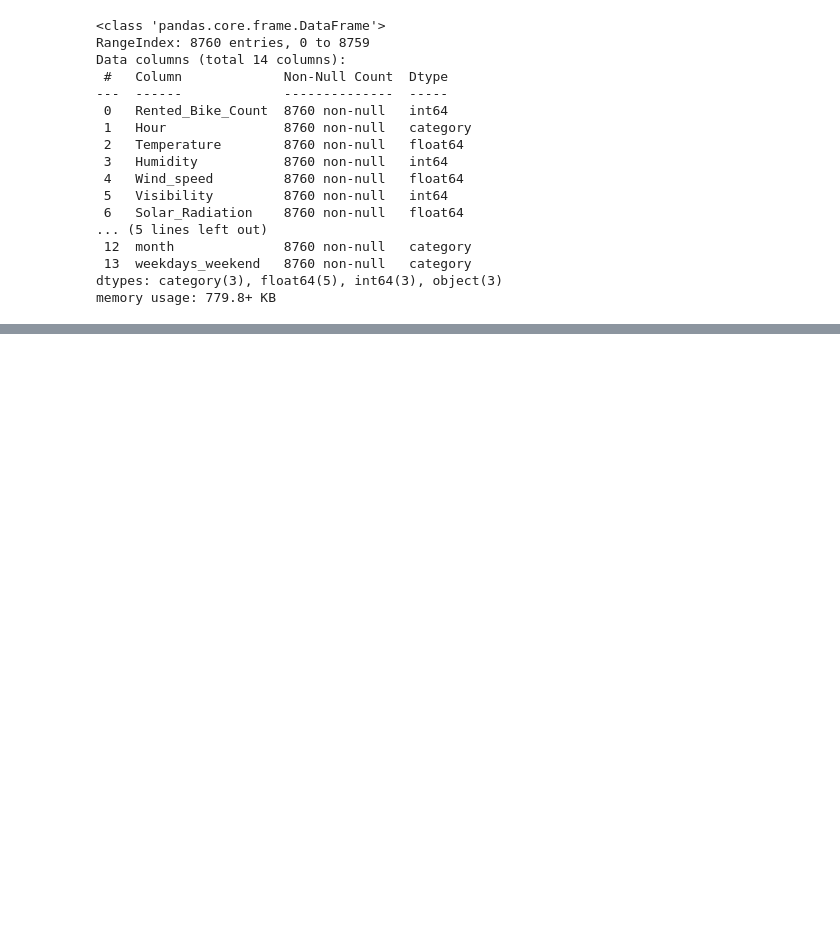
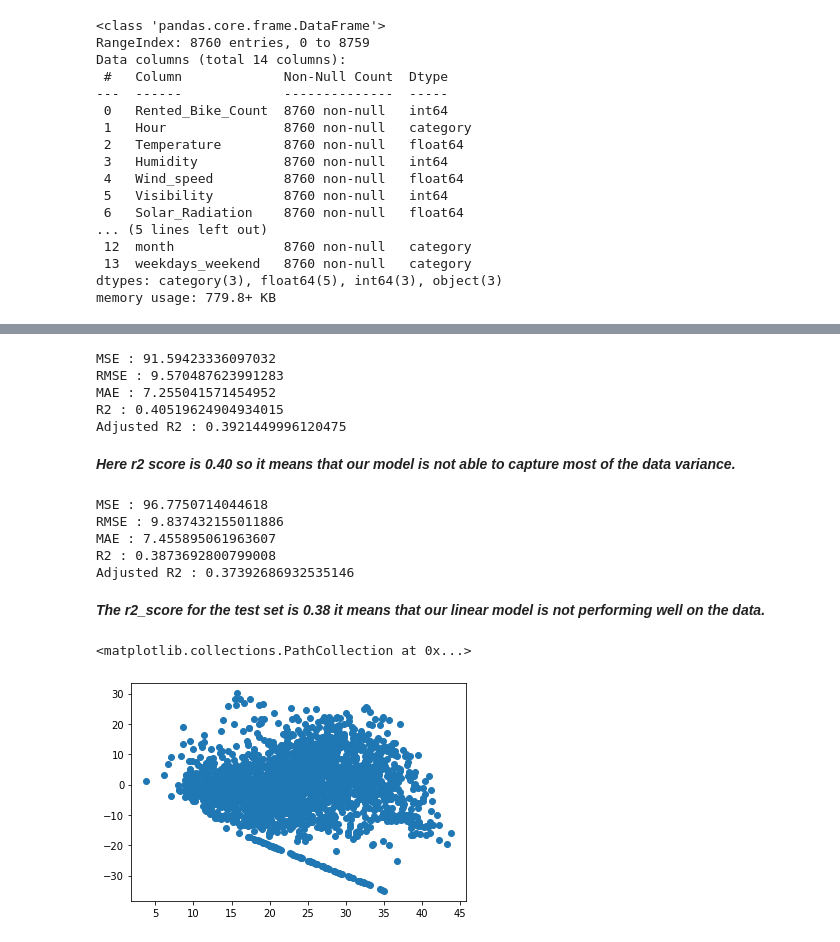
Before and after one commit to roysoni24/Bike-Sharing-Demand-Prediction, a Jupyter notebook: Copy_of_Bike_Sharing_Demand_Prediction_Capstone_Project.ipynb, the cells around one changed output, grey strips where cells are left out. Cells and saved outputs as stored; diff of their text form; code cells hidden in the pictures; blank space fills up the shorter version.

```diff
--- a/Copy_of_Bike_Sharing_Demand_Prediction_Capstone_Project.ipynb
+++ b/Copy_of_Bike_Sharing_Demand_Prediction_Capstone_Project.ipynb
@@ -491,0 +679,11 @@ memory usage: 779.8+ KB
+# %%
+#Lasso Regression implementation
+from sklearn.linear_model import Lasso
+lasso = Lasso(alpha=1.0, max_iter=3000)
+
+# Fitting the Lasso model
+lasso.fit(X_train, y_train)
+
+# Creating the model score
+print(lasso.score(X_test, y_test))
+print(lasso.score(X_train, y_train))
@@ -491,0 +696,30 @@ memory usage: 779.8+ KB
+# %%
+from sklearn.metrics import mean_squared_error
+#calculating MSE
+MSE= mean_squared_error((y_train), (y_pred_train_lasso))
+print("MSE :",MSE)
+
+#calculate RMSE
+RMSE=np.sqrt(MSE)
+print("RMSE :",RMSE)
+
+
+#calculate MAE
+MAE= mean_absolute_error(y_train, y_pred_train_lasso)
+print("MAE :",MAE)
+
+
+from sklearn.metrics import r2_score
+#calculate r2 and adjusted r2
+r2= r2_score(y_train, y_pred_train_lasso)
+print("R2 :",r2)
+Adjusted_R2 = (1-(1-r2_score(y_train, y_pred_train_lasso))*((X_test.shape[0]-1)/(X_test.shape[0]-X_test.shape[1]-1)))
+print("Adjusted R2 :",1-(1-r2_score(y_train, y_pred_train_lasso))*((X_test.shape[0]-1)/(X_test.shape[0]-X_test.shape[1]-1)))
+# %% [output]
+MSE : 91.59423336097032
+RMSE : 9.570487623991283
+MAE : 7.255041571454952
+R2 : 0.40519624904934015
+Adjusted R2 : 0.3921449996120475
+# %% [markdown]
+***Here r2 score is 0.40 so it means that our model is not able to capture most of the data variance.***
@@ -491,0 +736,33 @@ memory usage: 779.8+ KB
+# %%
+#get the X-test value
+y_pred_test_lasso=lasso.predict(X_test)
+# %%
+from sklearn.metrics import mean_squared_error
+#calculating MSE
+MSE= mean_squared_error(y_test, y_pred_test_lasso)
+print("MSE :",MSE)
+
+#calculating RMSE
+RMSE=np.sqrt(MSE)
+print("RMSE :",RMSE)
+
+
+#calculating MAE
+MAE= mean_absolute_error(y_test, y_pred_test_lasso)
+print("MAE :",MAE)
+
+
+from sklearn.metrics import r2_score
+#calculating r2 and adjusted r2
+r2= r2_score((y_test), (y_pred_test_lasso))
+print("R2 :",r2)
+Adjusted_R2=(1-(1-r2_score((y_test), (y_pred_test_lasso)))*((X_test.shape[0]-1)/(X_test.shape[0]-X_test.shape[1]-1)))
+print("Adjusted R2 :",1-(1-r2_score((y_test), (y_pred_test_lasso)))*((X_test.shape[0]-1)/(X_test.shape[0]-X_test.shape[1]-1)))
+# %% [output]
+MSE : 96.7750714044618
+RMSE : 9.837432155011886
+MAE : 7.455895061963607
+R2 : 0.3873692800799008
+Adjusted R2 : 0.37392686932535146
+# %% [markdown]
+***The r2_score for the test set is 0.38 it means that our linear model is not performing well on the data.***
@@ -491,0 +779,6 @@ memory usage: 779.8+ KB
+# %%
+#Checking Heteroscadacity
+plt.scatter((y_pred_test_lasso),(y_test-y_pred_test_lasso))
+# %% [output]
+<matplotlib.collections.PathCollection at 0x...>
+[figure, added]
```
Also changed, not shown: parts of 30 cells of this notebook.
